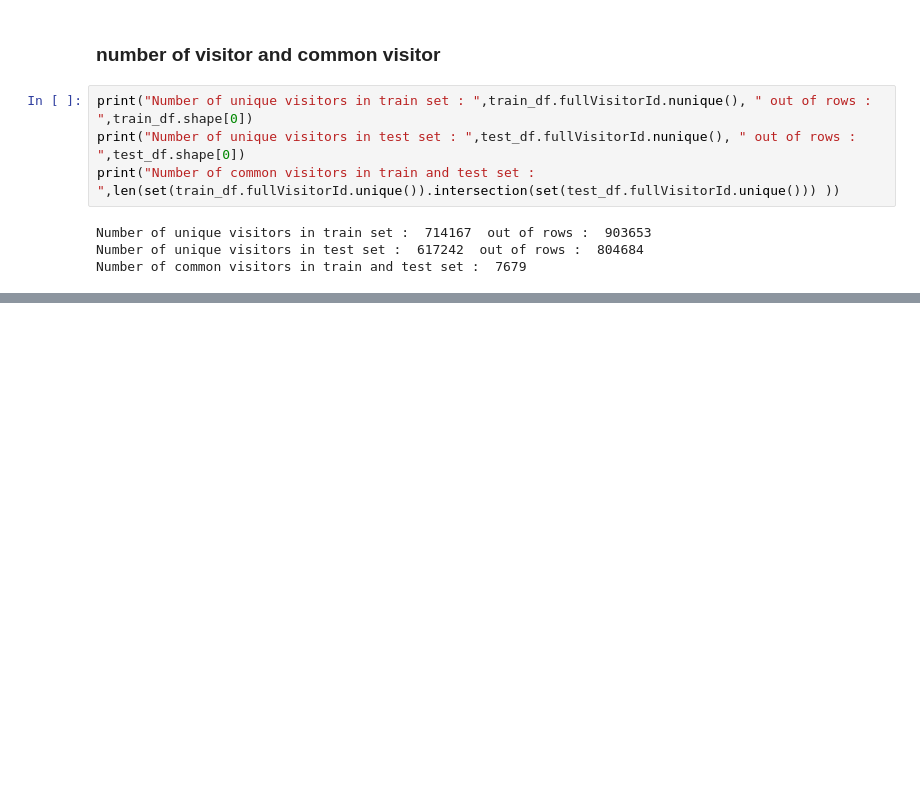
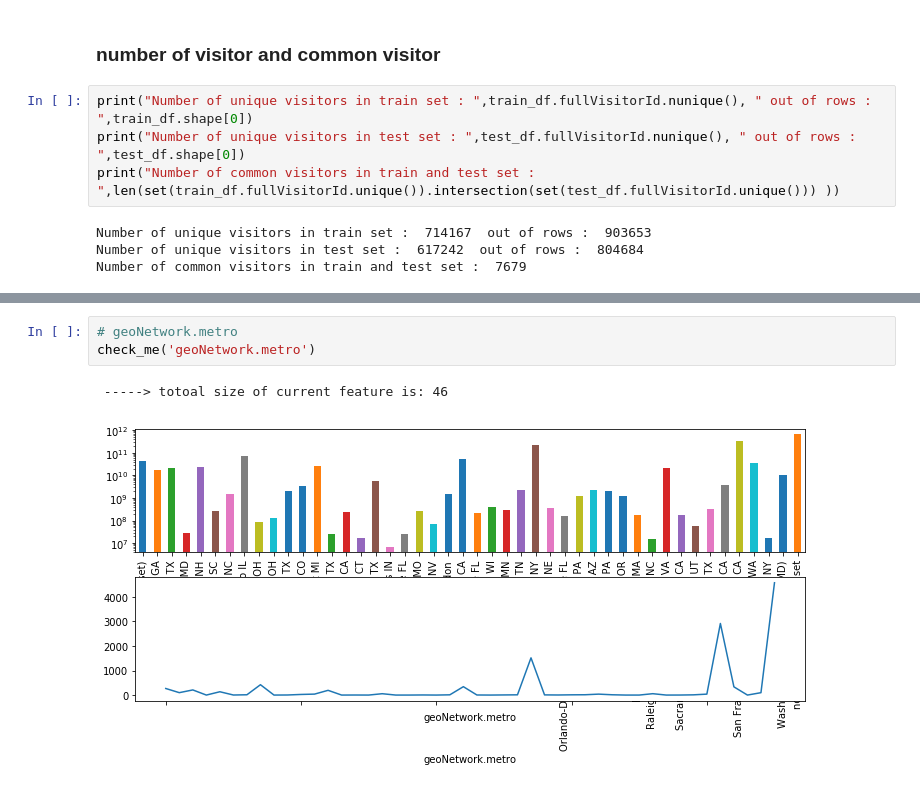
Before and after one commit to Leviyu/Kaggle_GCRevenuePrediction, a Jupyter notebook: test3.ipynb, the cells around one changed output, grey strips where cells are left out. Saved outputs shown, nothing was run; the diff lists cells and outputs as text; blank space fills up the shorter version.

```diff
--- a/test3.ipynb
+++ b/test3.ipynb
@@ -776,0 +603,6 @@ train_df.columns
+# %%
+# geoNetwork.metro
+check_me('geoNetwork.metro')
+# %% [output]
+ -----> totoal size of current feature is: 46
+[figure, added]
```
Also changed, not shown: parts of 105 cells of this notebook, 15 other files.
